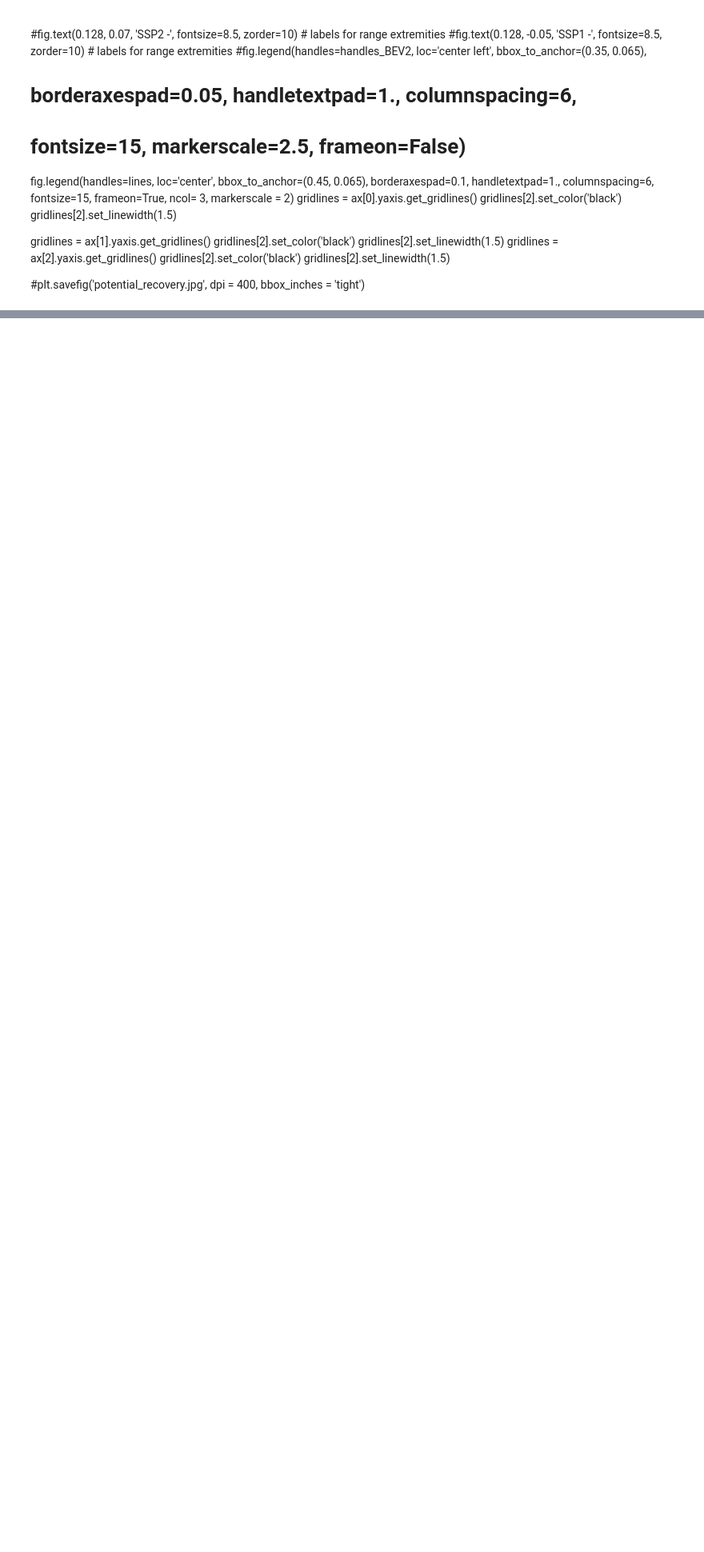
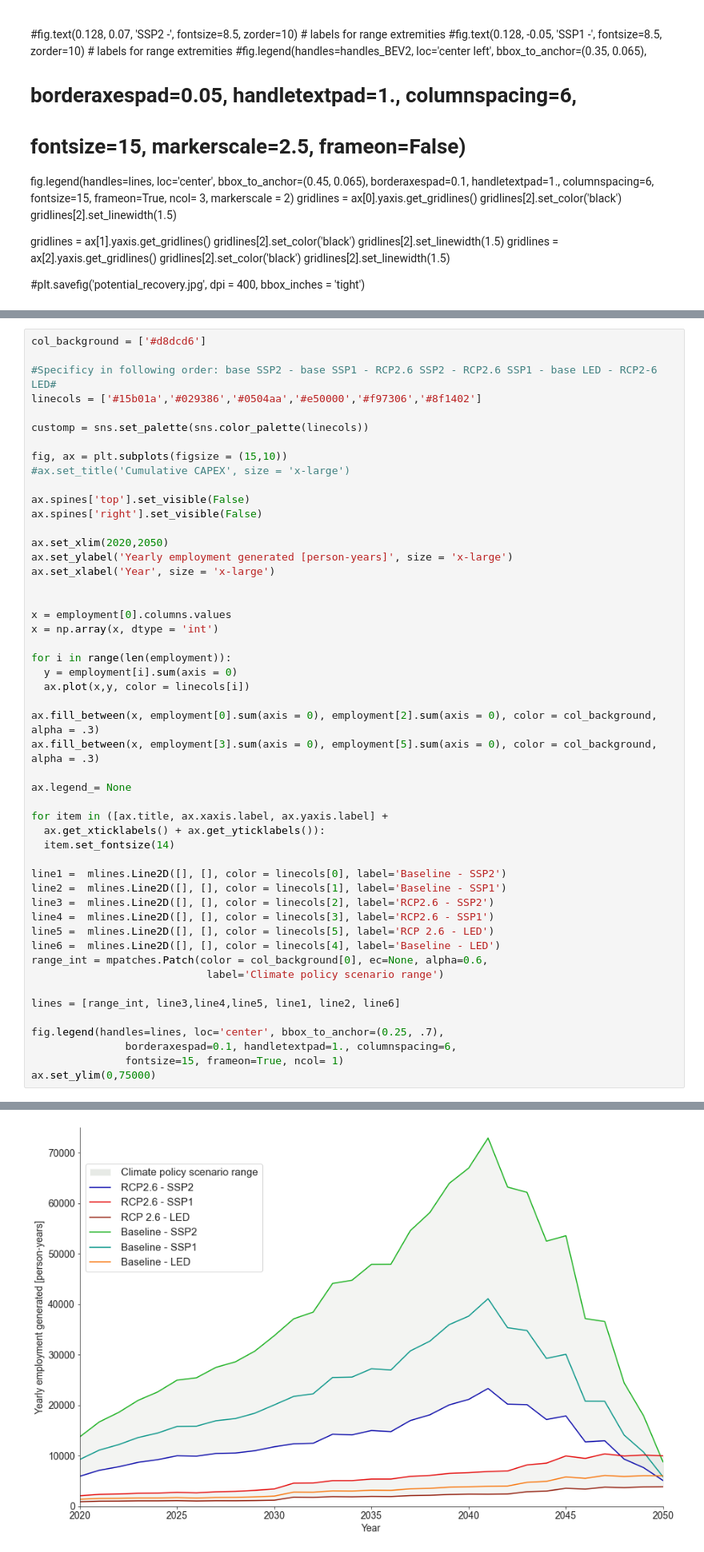
Before and after one commit to lorenzousai/LIBs-demand-, a Jupyter notebook: Visualizations.ipynb, the cells around one changed output, grey strips where cells are left out. Shown: that part at 80% size. Cells and saved outputs as stored; diff of their text form; blank space fills up the shorter version.

```diff
--- a/Visualizations.ipynb
+++ b/Visualizations.ipynb
@@ -714,0 +695,51 @@ ax.legend(handles=lines, loc='center', bbox_to_anchor=(0.5, - 0.1 ), borderaxesp
+# %%
+col_background = ['#d8dcd6']
+
+#Specificy in following order: base SSP2 - base SSP1 - RCP2.6 SSP2 - RCP2.6 SSP1 - base LED - RCP2-6 LED#
+linecols = ['#15b01a','#029386','#0504aa','#e50000','#f97306','#8f1402']
+
+customp = sns.set_palette(sns.color_palette(linecols))
+
+fig, ax = plt.subplots(figsize = (15,10))
+#ax.set_title('Cumulative CAPEX', size = 'x-large')
+
+ax.spines['top'].set_visible(False)
+ax.spines['right'].set_visible(False)
+
+ax.set_xlim(2020,2050)
+ax.set_ylabel('Yearly employment generated [person-years]', size = 'x-large')
+ax.set_xlabel('Year', size = 'x-large')
+
+
+x = employment[0].columns.values
+x = np.array(x, dtype = 'int')
+
+for i in range(len(employment)):
+  y = employment[i].sum(axis = 0)
+  ax.plot(x,y, color = linecols[i])
+
+ax.fill_between(x, employment[0].sum(axis = 0), employment[2].sum(axis = 0), color = col_background, alpha = .3)
+ax.fill_between(x, employment[3].sum(axis = 0), employment[5].sum(axis = 0), color = col_background, alpha = .3)
+
+ax.legend_= None
+
+for item in ([ax.title, ax.xaxis.label, ax.yaxis.label] +
+  ax.get_xticklabels() + ax.get_yticklabels()):
+  item.set_fontsize(14)
+
+line1 =  mlines.Line2D([], [], color = linecols[0], label='Baseline - SSP2')
+line2 =  mlines.Line2D([], [], color = linecols[1], label='Baseline - SSP1')
+line3 =  mlines.Line2D([], [], color = linecols[2], label='RCP2.6 - SSP2')
+line4 =  mlines.Line2D([], [], color = linecols[3], label='RCP2.6 - SSP1')
+line5 =  mlines.Line2D([], [], color = linecols[5], label='RCP 2.6 - LED')
+line6 =  mlines.Line2D([], [], color = linecols[4], label='Baseline - LED')
+range_int = mpatches.Patch(color = col_background[0], ec=None, alpha=0.6,
+                            label='Climate policy scenario range')
+
+lines = [range_int, line3,line4,line5, line1, line2, line6]
+
+fig.legend(handles=lines, loc='center', bbox_to_anchor=(0.25, .7),
+               borderaxespad=0.1, handletextpad=1., columnspacing=6,
+               fontsize=15, frameon=True, ncol= 1)
+ax.set_ylim(0,75000)
+# %% [output]
@@ -714,0 +747 @@ ax.legend(handles=lines, loc='center', bbox_to_anchor=(0.5, - 0.1 ), borderaxesp
+[figure, added]
```
Also changed, not shown: parts of 10 cells of this notebook.
